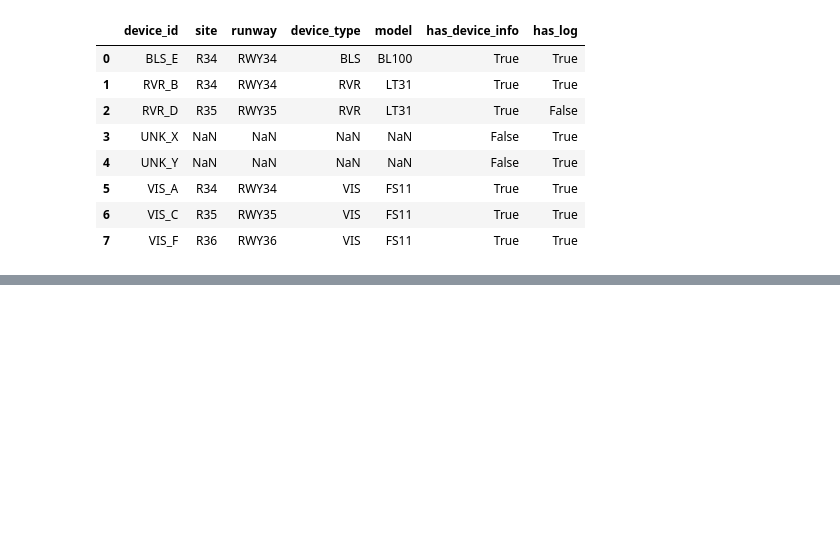
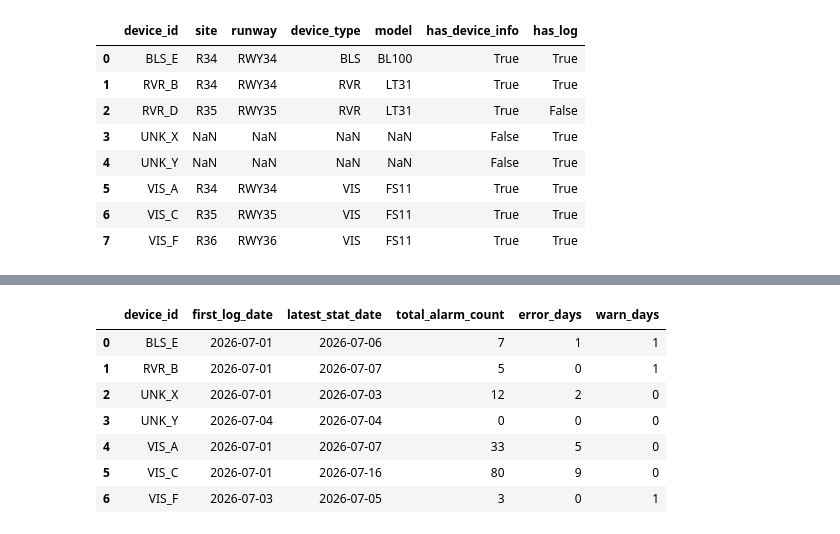
Before and after one commit to zhuimengren9527/projects, a Jupyter notebook: 02_sql_and_pandas/window_function/integrated_practice/02_device_log_join_integrated_analysis.ipynb, the cells around one changed output, grey strips where cells are left out. Drawn from its saved outputs; the diff is of its cells as text; code cells hidden in the pictures; blank space fills up the shorter version.

```diff
--- a/02_sql_and_pandas/window_function/integrated_practice/02_device_log_join_integrated_analysis.ipynb
+++ b/02_sql_and_pandas/window_function/integrated_practice/02_device_log_join_integrated_analysis.ipynb
@@ -601,6 +601,12 @@ df_log = pd.DataFrame(
         {"device_id": "VIS_C", "stat_date": "2026-07-04", "status": "ERROR",  "alarm_count": 8},
         {"device_id": "VIS_C", "stat_date": "2026-07-05", "status": "ERROR",  "alarm_count": 9},
         {"device_id": "VIS_C", "stat_date": "2026-07-07", "status": "NORMAL", "alarm_count": 2},
+        {"device_id": "VIS_C", "stat_date": "2026-07-08", "status": "ERROR",  "alarm_count": 8},
+        {"device_id": "VIS_C", "stat_date": "2026-07-09", "status": "ERROR",  "alarm_count": 8},
+        {"device_id": "VIS_C", "stat_date": "2026-07-10", "status": "ERROR",  "alarm_count": 8},
+        {"device_id": "VIS_C", "stat_date": "2026-07-12", "status": "ERROR",  "alarm_count": 8},
+        {"device_id": "VIS_C", "stat_date": "2026-07-15", "status": "ERROR",  "alarm_count": 8},
+        {"device_id": "VIS_C", "stat_date": "2026-07-16", "status": "ERROR",  "alarm_count": 8},
 
         # BLS_E：有 WARN，也有单日 ERROR
         {"device_id": "BLS_E", "stat_date": "2026-07-01", "status": "NORMAL", "alarm_count": 0},
@@ -747,0 +922,41 @@ df_device_base
+# %%
+# ==========================================
+# SQL轨道（补充：df_log_summary）
+# ==========================================
+
+query_log_summary = '''
+SELECT
+    device_id,
+    MIN(stat_date) AS first_log_date,
+    MAX(stat_date) AS latest_stat_date,
+    SUM(alarm_count)::INTEGER AS total_alarm_count,
+    SUM(
+        CASE
+            WHEN status = 'ERROR'
+            THEN 1
+            ELSE 0
+        END
+    )::INTEGER AS error_days,
+    SUM(
+        CASE
+            WHEN status = 'WARN'
+            THEN 1
+            ELSE 0
+        END
+    )::INTEGER AS warn_days
+FROM df_log
+GROUP BY device_id
+ORDER BY device_id
+'''
+
+df_log_summary = duckdb.execute(query_log_summary).fetchdf()
+df_log_summary
+# %% [output]
+|  | device_id | first_log_date | latest_stat_date | total_alarm_count | error_days | warn_days |
+| 0 | BLS_E | 2026-07-01 | 2026-07-06 | 7 | 1 | 1 |
+| 1 | RVR_B | 2026-07-01 | 2026-07-07 | 5 | 0 | 1 |
+| 2 | UNK_X | 2026-07-01 | 2026-07-03 | 12 | 2 | 0 |
+| 3 | UNK_Y | 2026-07-04 | 2026-07-04 | 0 | 0 | 0 |
+| 4 | VIS_A | 2026-07-01 | 2026-07-07 | 33 | 5 | 0 |
+| 5 | VIS_C | 2026-07-01 | 2026-07-16 | 80 | 9 | 0 |
+| 6 | VIS_F | 2026-07-03 | 2026-07-05 | 3 | 0 | 1 |
```
Also changed, not shown: parts of 7 cells of this notebook, 1 other file.
